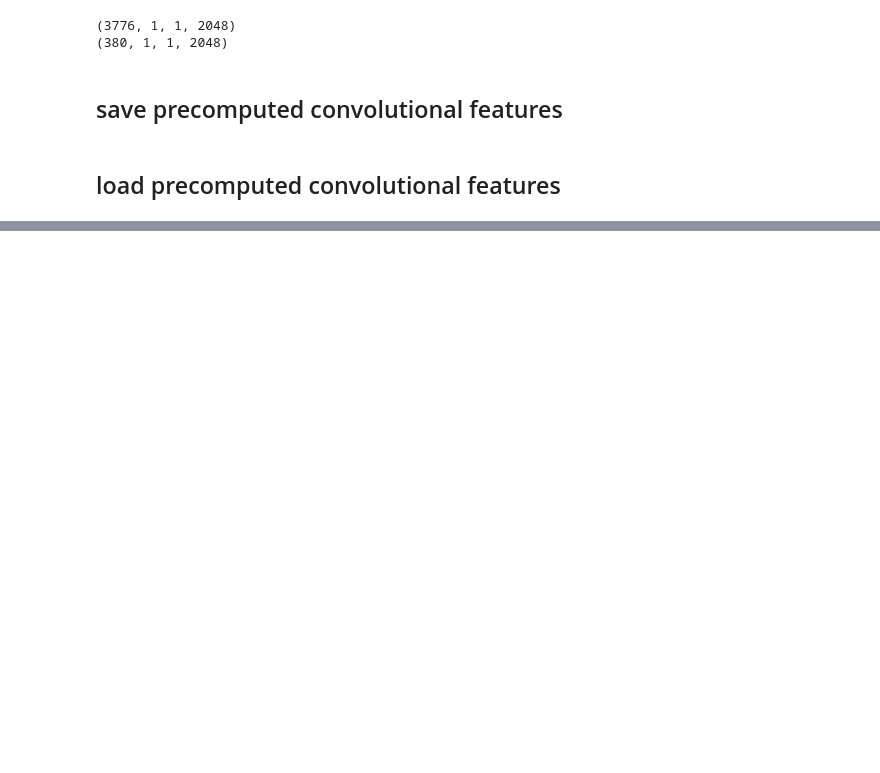
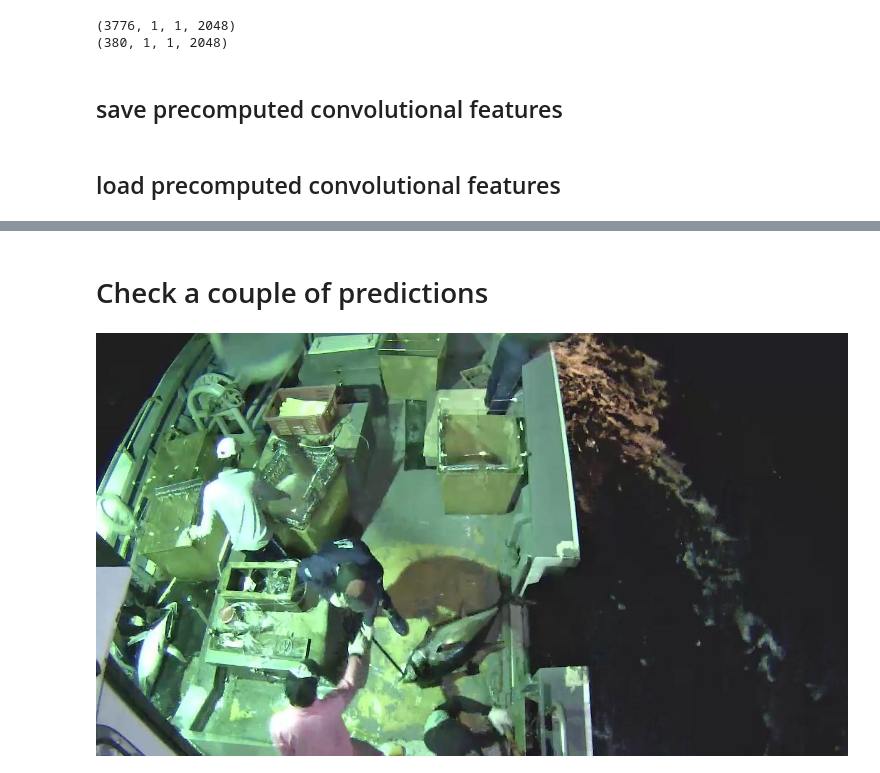
Before and after one commit to MikeHudgell/Kaggle, a Jupyter notebook: 1.0-mh-precomputed_resnet_fish.ipynb, the cells around one changed output, grey strips where cells are left out. Cells and saved outputs as stored; diff of their text form; code cells hidden in the pictures; blank space fills up the shorter version.

Commit message:
completed fish (not heatmap)

```diff
--- a/1.0-mh-precomputed_resnet_fish.ipynb
+++ b/1.0-mh-precomputed_resnet_fish.ipynb
@@ -436,0 +526,8 @@ ValueError: Error when checking input: expected input_7 to have shape (None, 1,
+# %% [markdown]
+# Check a couple of predictions
+# %%
+#ALB
+from IPython.display import display, Image
+Image(filename='/home/ubuntu/data/fish/test_stg2/unknown/image_02894.jpg')
+# %% [output]
+[figure, added]
```
Also changed, not shown: parts of 50 cells of this notebook, 3 other files.
